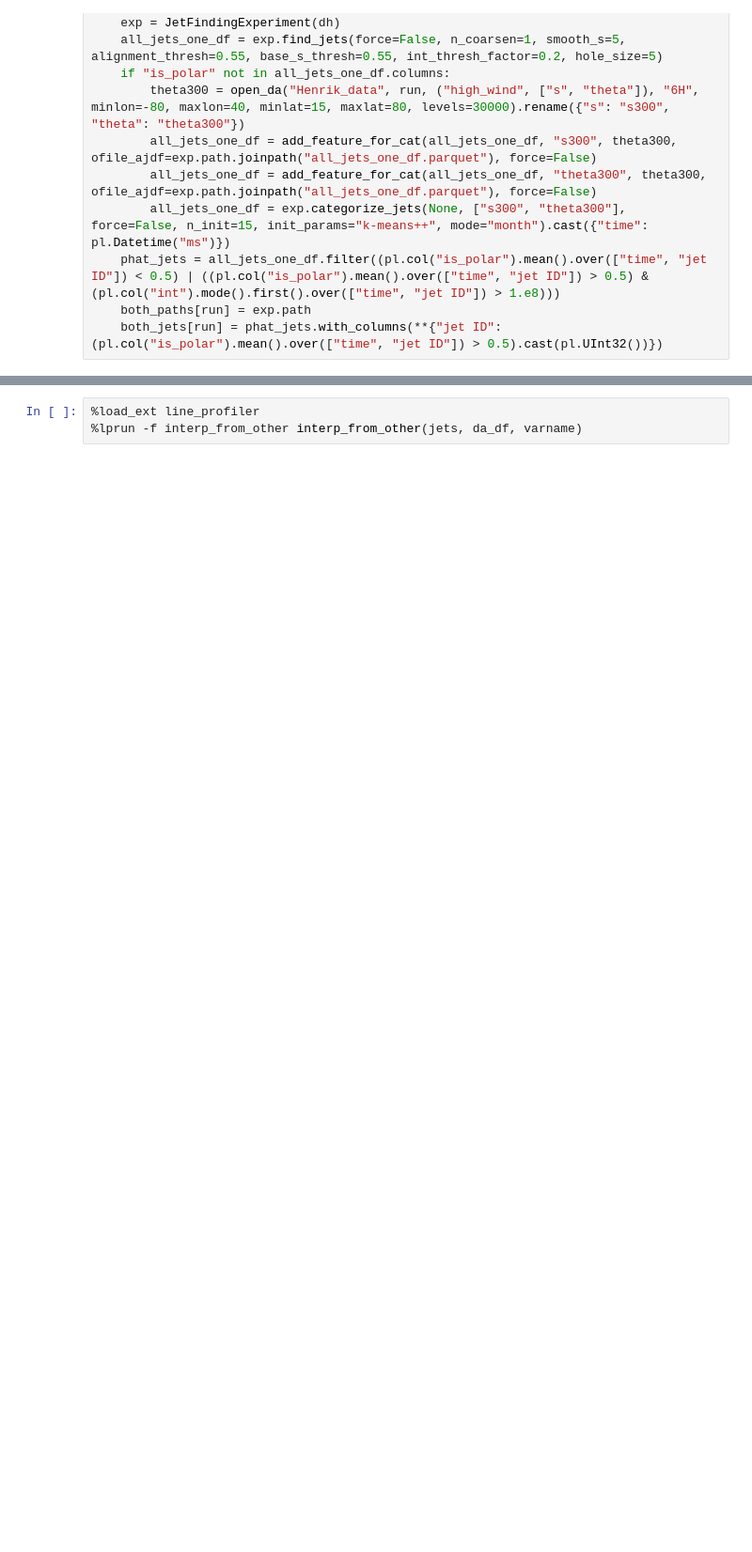
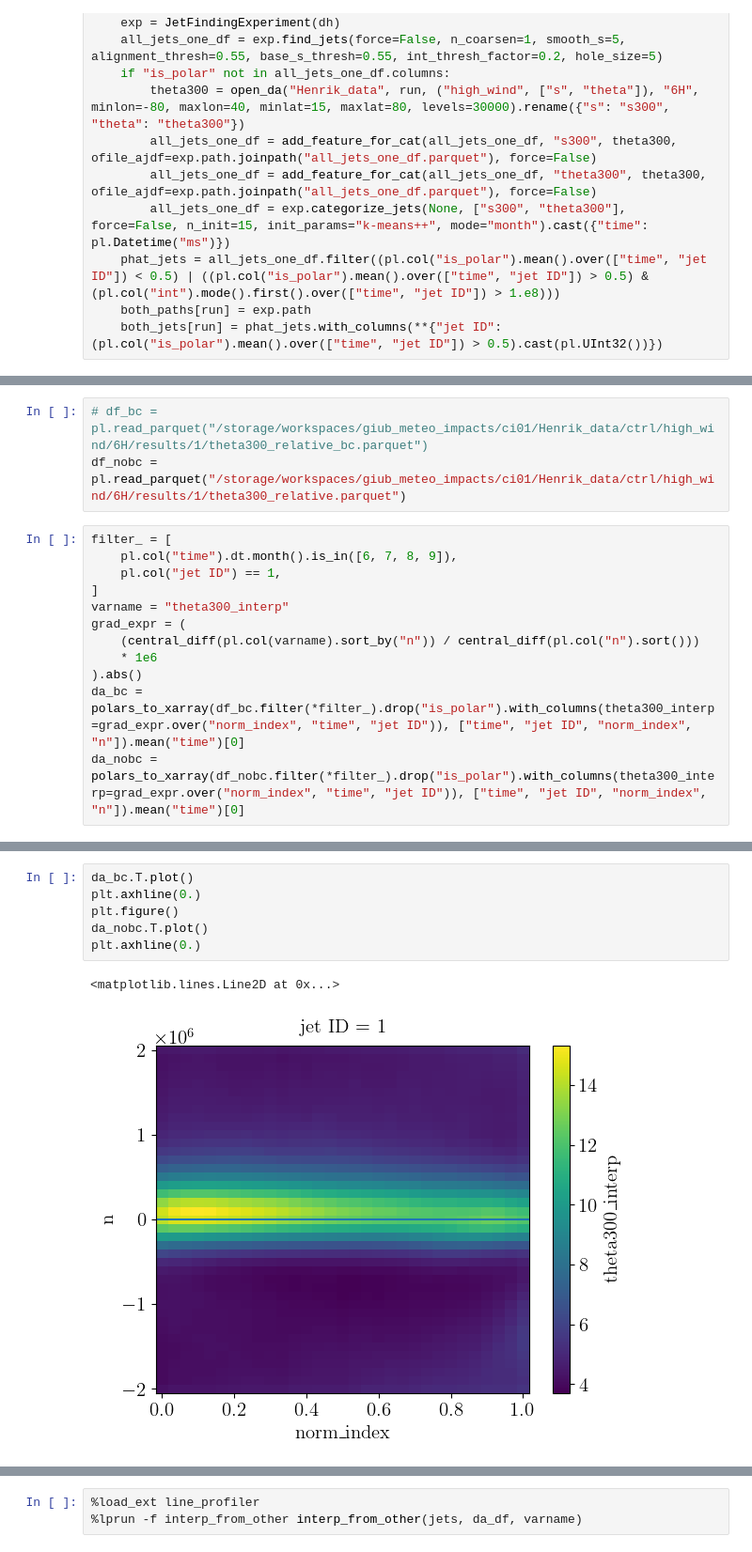
Before and after one commit to hbanderier/persistent-extremes-era5, a Jupyter notebook: Playgrounds/data_henrik_pg.ipynb, the cells around one changed output, grey strips where cells are left out. Shown at 94% size. Drawn from its saved outputs; the diff is of its cells as text; blank space fills up the shorter version.

```diff
--- a/Playgrounds/data_henrik_pg.ipynb
+++ b/Playgrounds/data_henrik_pg.ipynb
@@ -585,0 +784,15 @@ for run in ["ctrl", "dobl", "ctrl_p4"]:
+# %%
+# df_bc = pl.read_parquet("/storage/workspaces/giub_meteo_impacts/ci01/Henrik_data/ctrl/high_wind/6H/results/1/theta300_relative_bc.parquet")
+df_nobc = pl.read_parquet("/storage/workspaces/giub_meteo_impacts/ci01/Henrik_data/ctrl/high_wind/6H/results/1/theta300_relative.parquet")
+# %%
+filter_ = [
+    pl.col("time").dt.month().is_in([6, 7, 8, 9]),
+    pl.col("jet ID") == 1,
+]
+varname = "theta300_interp"
+grad_expr = (
+    (central_diff(pl.col(varname).sort_by("n")) / central_diff(pl.col("n").sort()))
+    * 1e6
+).abs()
+da_bc = polars_to_xarray(df_bc.filter(*filter_).drop("is_polar").with_columns(theta300_interp=grad_expr.over("norm_index", "time", "jet ID")), ["time", "jet ID", "norm_index", "n"]).mean("time")[0]
+da_nobc = polars_to_xarray(df_nobc.filter(*filter_).drop("is_polar").with_columns(theta300_interp=grad_expr.over("norm_index", "time", "jet ID")), ["time", "jet ID", "norm_index", "n"]).mean("time")[0]
@@ -585,0 +813,9 @@ for run in ["ctrl", "dobl", "ctrl_p4"]:
+# %%
+da_bc.T.plot()
+plt.axhline(0.)
+plt.figure()
+da_nobc.T.plot()
+plt.axhline(0.)
+# %% [output]
+<matplotlib.lines.Line2D at 0x...>
+[figure, added]
```
Also changed, not shown: parts of 20 cells of this notebook, 2 other files.
